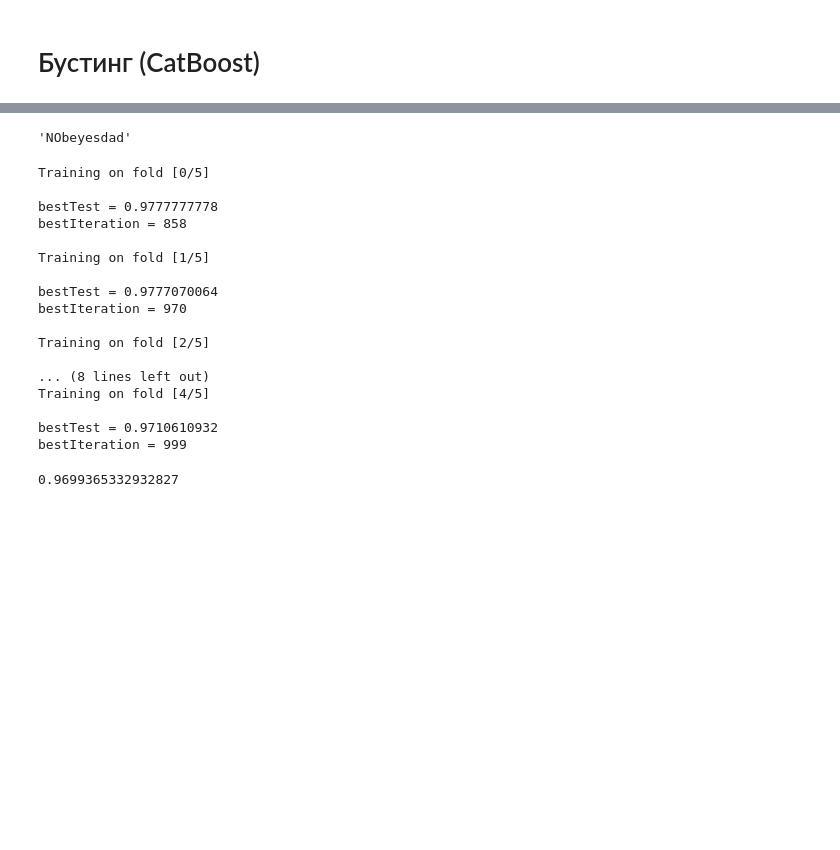
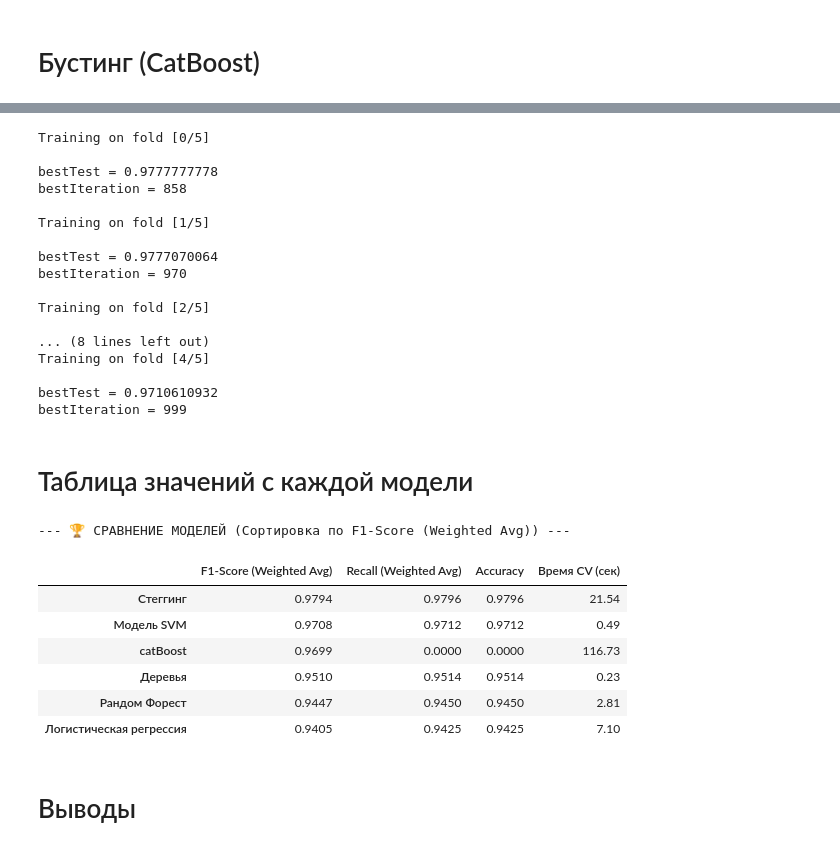
Before and after one commit to AlexTilta/Multiclass_prediction_of_obesity_risk, a Jupyter notebook: 02_ML.ipynb, the cells around one changed output, grey strips where cells are left out. Cells and saved outputs as stored; diff of their text form; code cells hidden in the pictures; blank space fills up the shorter version.

```diff
--- a/02_ML.ipynb
+++ b/02_ML.ipynb
@@ -105,5 +109,11 @@ from catboost import CatBoostClassifier, Pool, cv
 # %%
 # Настройка целевых переменных
 TARGET_COLUMN = 'NObeyesdad'
-COLUMNS_TO_DROP = ['BMI']
+
+
+# Заметка: здесь есть переключатель между с BMI
+# и без BMI. Можно потом попробовать продублировать и попробовать с и без BMI
+WITH_BMI = ['Height', 'Weight']
+WITHOUT_BMI = ['BMI']
+COLUMNS_TO_DROP = [TARGET_COLUMN] + WITHOUT_BMI
 # %% [markdown]
@@ -388,35 +466,15 @@ df_original
-# %%
-TARGET_COLUMN
-# %% [output]
-'NObeyesdad'
-# %%
-x = df_original.drop(columns=[TARGET_COLUMN, 'BMI'])
-y = df_original[TARGET_COLUMN]
-X_train, X_test, y_train, y_test = train_test_split(x, y, random_state=42)
-
-cat_features = ['Gender', 'family_history_with_overweight', 'FCVC', 'FAVC', 'CAEC', 'CH2O', 'SMOKE', 'SCC', 'CALC', 'MTRANS', 'NCP', 'FAF', 'TUE']
-
-train_pool = Pool(X_train, y_train, cat_features=cat_features)
-test_pool = Pool(X_test, y_test, cat_features=cat_features)
-
-cbreg = CatBoostClassifier(
-    iterations=1000,
-    learning_rate=0.03,
-    depth=4,
-    loss_function='MultiClass',
-    eval_metric='Accuracy',
-    random_seed=42,
-    verbose=0
-)
 # %%
-cv_data = cv(
-    Pool(X_train, y_train, cat_features=cat_features),
-    cbreg.get_params(),
-    fold_count=5,
-    seed=42
+cbreg = CatBoostClassifier(
+    iterations=1000,
+    learning_rate=0.03,
+    depth=4,
+    loss_function='MultiClass',
+    eval_metric='Accuracy',
+    random_seed=42,
+    verbose=0
 )
 
-cv_data['test-Accuracy-mean'].max()
+make_catboost_model(cbreg, X_cat_train, y_cat_train, cat_features , MODEL_NAMES["cat_boost"], comparison_results)
 # %% [output]
 Training on fold [0/5]
 
@@ -435,4 +493,31 @@ Training on fold [4/5]
 
 bestTest = 0.9710610932
 bestIteration = 999
-0.9699365332932827
+# %% [markdown]
+# Таблица значений с каждой модели
+# %%
+df_results = pd.DataFrame.from_dict(comparison_results, orient='index')
+
+df_sorted = df_results.sort_values(
+    by=METRIC_COLUMNS["F1"],
+    ascending=False
+)
+
+pd.options.display.float_format = '{:.4f}'.format
+
+df_sorted[METRIC_COLUMNS["TIME"]] = df_sorted[METRIC_COLUMNS["TIME"]].apply(lambda x: f'{x:.2f}')
+
+print("Таблица сравнений")
+
+display(df_sorted)
+# %% [output]
+--- 🏆 СРАВНЕНИЕ МОДЕЛЕЙ (Сортировка по F1-Score (Weighted Avg)) ---
+|  | F1-Score (Weighted Avg) | Recall (Weighted Avg) | Accuracy | Время CV (сек) |
+| Стеггинг | 0.9794 | 0.9796 | 0.9796 | 21.54 |
+| Модель SVM | 0.9708 | 0.9712 | 0.9712 | 0.49 |
+| catBoost | 0.9699 | 0.0000 | 0.0000 | 116.73 |
+| Деревья | 0.9510 | 0.9514 | 0.9514 | 0.23 |
+| Рандом Форест | 0.9447 | 0.9450 | 0.9450 | 2.81 |
+| Логистическая регрессия | 0.9405 | 0.9425 | 0.9425 | 7.10 |
+# %% [markdown]
+# Выводы
```
Also changed, not shown: parts of 20 cells of this notebook.
